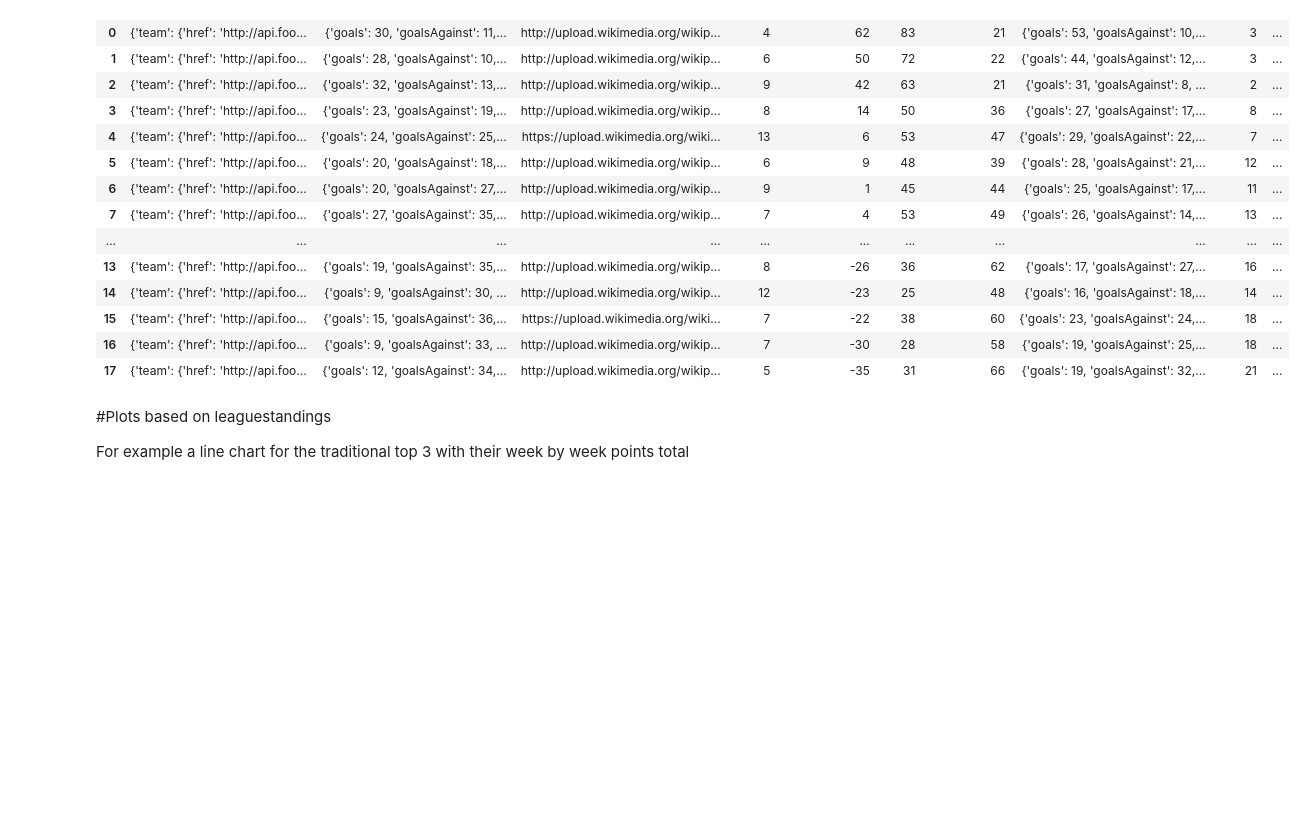
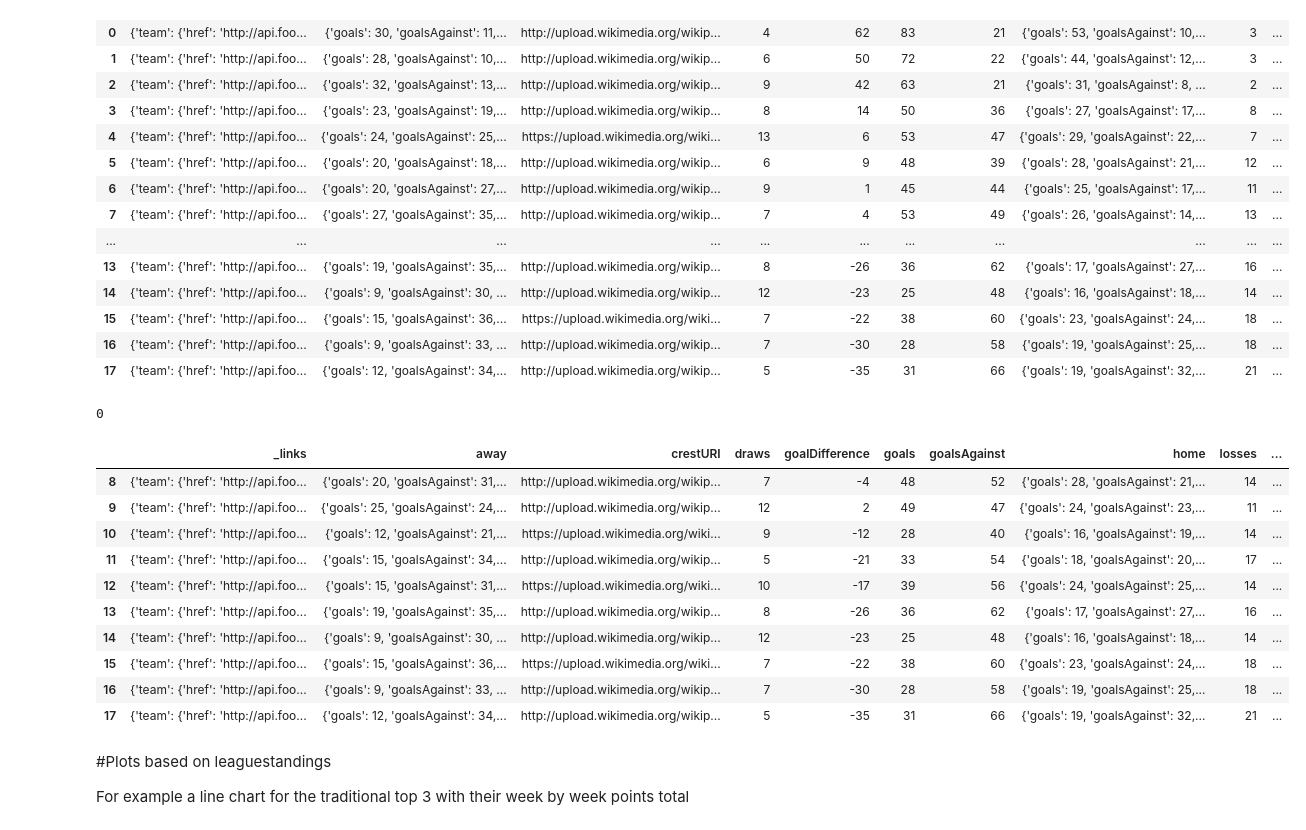
Before and after one commit to lucasjellema/jupyter-notebook-eredivisie, a Jupyter notebook: EredivisieResults_2016_2017.ipynb, the cells around one changed output. Drawn from its saved outputs; the diff is of its cells as text; code cells hidden in the pictures; blank space fills up the shorter version.

Commit message:
Calculate streak 3 over past 3 matches prior to fixture

```diff
--- a/EredivisieResults_2016_2017.ipynb
+++ b/EredivisieResults_2016_2017.ipynb
@@ -429,6 +429,33 @@ z['home']="{}"
 
 
 all_standings = pd.concat([z,all_standings])
+# %%
+#create function to determine the series of points collected by a team in a number of matches prior to a specific matchday
+def streak(team, fromMatchDay, streak):
+    points = all_standings[(all_standings['teamName']==team) & (all_standings['matchDay']==max(0,fromMatchDay-1))]['points'].iloc[0] - all_standings[(all_standings['teamName']==team) & (all_standings['matchDay']== max(0,(fromMatchDay-1-streak)))]['points'].iloc[0]
+    return points
+
+def teamStreak3(standing):
+      return streak(standing['teamName'],standing['matchDay'],3)
+
+streak(team,1,3)
+# %% [output]
+0
+# %%
+# add column streak3 to the all_standings dataframe to hold te gap in points between the two teams, as existed just prior to the fixture
+all_standings['streak3'] = all_standings.apply(teamStreak3, axis=1)
+# %% [output]
+|  | _links | away | crestURI | draws | goalDifference | goals | goalsAgainst | home | losses | ... |
+| 8 | {'team': {'href': 'http://api.foo... | {'goals': 20, 'goalsAgainst': 31,... | http://upload.wikimedia.org/wikip... | 7 | -4 | 48 | 52 | {'goals': 28, 'goalsAgainst': 21,... | 14 | ... |
+| 9 | {'team': {'href': 'http://api.foo... | {'goals': 25, 'goalsAgainst': 24,... | http://upload.wikimedia.org/wikip... | 12 | 2 | 49 | 47 | {'goals': 24, 'goalsAgainst': 23,... | 11 | ... |
+| 10 | {'team': {'href': 'http://api.foo... | {'goals': 12, 'goalsAgainst': 21,... | https://upload.wikimedia.org/wiki... | 9 | -12 | 28 | 40 | {'goals': 16, 'goalsAgainst': 19,... | 14 | ... |
+| 11 | {'team': {'href': 'http://api.foo... | {'goals': 15, 'goalsAgainst': 34,... | http://upload.wikimedia.org/wikip... | 5 | -21 | 33 | 54 | {'goals': 18, 'goalsAgainst': 20,... | 17 | ... |
+| 12 | {'team': {'href': 'http://api.foo... | {'goals': 15, 'goalsAgainst': 31,... | https://upload.wikimedia.org/wiki... | 10 | -17 | 39 | 56 | {'goals': 24, 'goalsAgainst': 25,... | 14 | ... |
+| 13 | {'team': {'href': 'http://api.foo... | {'goals': 19, 'goalsAgainst': 35,... | http://upload.wikimedia.org/wikip... | 8 | -26 | 36 | 62 | {'goals': 17, 'goalsAgainst': 27,... | 16 | ... |
+| 14 | {'team': {'href': 'http://api.foo... | {'goals': 9, 'goalsAgainst': 30, ... | http://upload.wikimedia.org/wikip... | 12 | -23 | 25 | 48 | {'goals': 16, 'goalsAgainst': 18,... | 14 | ... |
+| 15 | {'team': {'href': 'http://api.foo... | {'goals': 15, 'goalsAgainst': 36,... | https://upload.wikimedia.org/wiki... | 7 | -22 | 38 | 60 | {'goals': 23, 'goalsAgainst': 24,... | 18 | ... |
+| 16 | {'team': {'href': 'http://api.foo... | {'goals': 9, 'goalsAgainst': 33, ... | http://upload.wikimedia.org/wikip... | 7 | -30 | 28 | 58 | {'goals': 19, 'goalsAgainst': 25,... | 18 | ... |
+| 17 | {'team': {'href': 'http://api.foo... | {'goals': 12, 'goalsAgainst': 34,... | http://upload.wikimedia.org/wikip... | 5 | -35 | 31 | 66 | {'goals': 19, 'goalsAgainst': 32,... | 21 | ... |
 # %% [markdown]
 #Plots based on leaguestandings
 
```
Also changed, not shown: parts of 4 cells of this notebook.
